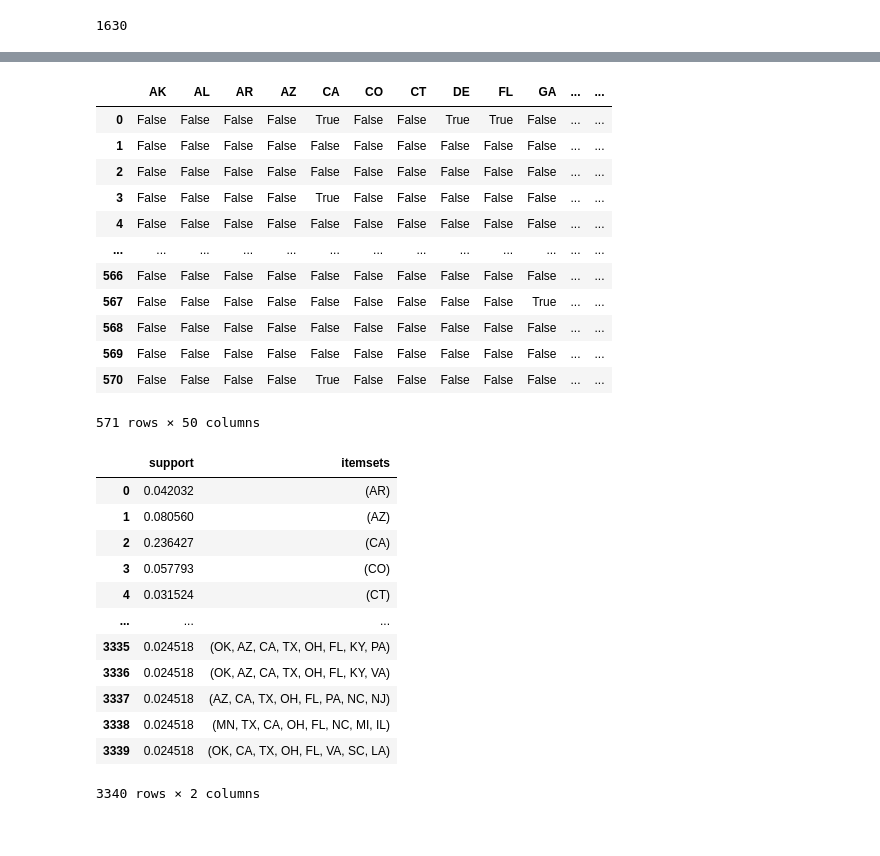
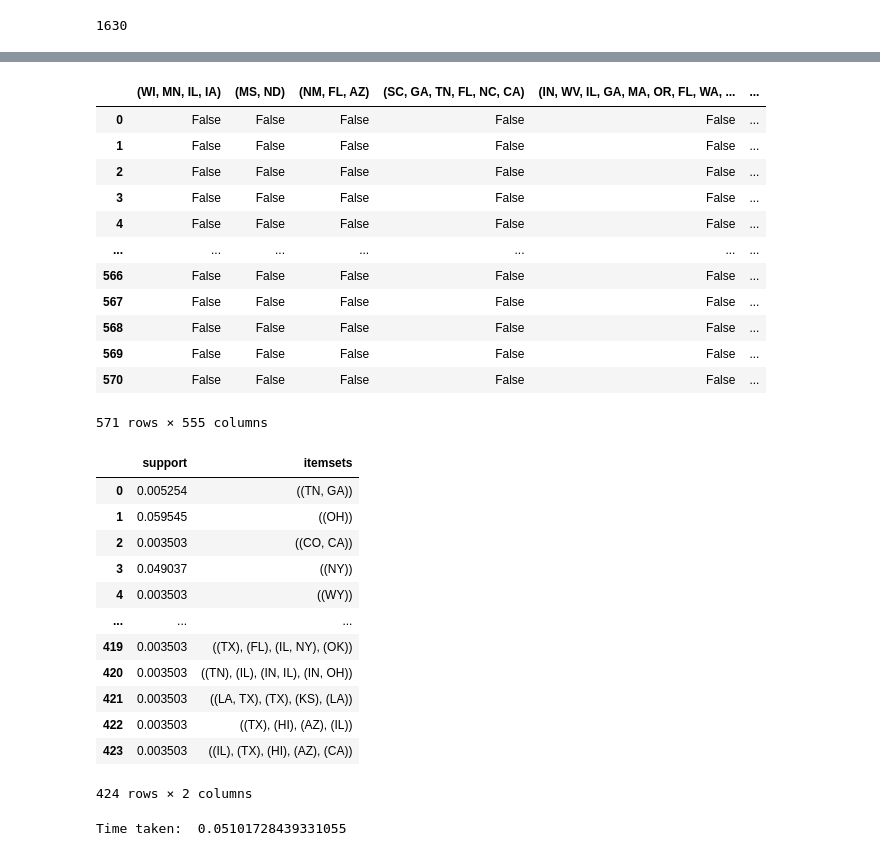
Before and after one commit to supperr-coder/CZ4032-Project2, a Jupyter notebook: Code/apriori_algorithm_darryl.ipynb, the cells around one changed output, grey strips where cells are left out. Saved outputs shown, nothing was run; the diff lists cells and outputs as text; code cells hidden in the pictures.

```diff
--- a/Code/apriori_algorithm_darryl.ipynb
+++ b/Code/apriori_algorithm_darryl.ipynb
@@ -370,7 +371,6 @@ class TransactionEncoder(BaseEstimator, TransformerMixin):
             for transaction in X:
                 # set is necessary because conversion to SparseDataFrame
                 # will fail if there are duplicate items
-                """efficient storage way"""
                 for item in set(transaction):
                     col_idx = self.columns_mapping_[item]
                     indices.append(col_idx)
@@ -988,10 +992,17 @@ len(food)
 # %% [output]
 1630
 # %%
-food = pd.read_csv('Datafiniti_Fast_Food_Restaurants.csv')
-food = food[['name', 'province']]
-food = food.drop_duplicates()
+food = pd.read_csv('Datafiniti_Fast_Food_Restaurants.csv', parse_dates = ['dateAdded'])
+food = food.sort_values(by = 'dateAdded')
+food['year'] = food['dateAdded'].dt.isocalendar().year.astype(int)
+food['day_year'] = food['dateAdded'].dt.dayofyear
+food['month'] = food['dateAdded'].dt.month
+food = food[['name', 'province','year','month']]
+food = food.groupby(['name','year','month']).agg(frozenset).reset_index()[['name','province']] #taking each month as 1 timestamp
+#food['len'] = food['province'].apply(lambda x:len(x))
+#food = food.drop_duplicates().reset_index(drop=True)
 food = food.groupby('name').agg(list).reset_index()
 food
+#food[food['len']>1]
 # %% [output]
 |  | name | province |
@@ -1014,32 +1025,35 @@ te_ary2 = te2.fit(product).transform(product)
 df2 = pd.DataFrame(te_ary2, columns=te2.columns_)
 df2
 # %% [output]
-|  | AK | AL | AR | AZ | CA | CO | CT | DE | FL | GA | ... | ... |
-| 0 | False | False | False | False | True | False | False | True | True | False | ... | ... |
-| 1 | False | False | False | False | False | False | False | False | False | False | ... | ... |
-| 2 | False | False | False | False | False | False | False | False | False | False | ... | ... |
-| 3 | False | False | False | False | True | False | False | False | False | False | ... | ... |
-| 4 | False | False | False | False | False | False | False | False | False | False | ... | ... |
-| ... | ... | ... | ... | ... | ... | ... | ... | ... | ... | ... | ... | ... |
-| 566 | False | False | False | False | False | False | False | False | False | False | ... | ... |
-| 567 | False | False | False | False | False | False | False | False | False | True | ... | ... |
-| 568 | False | False | False | False | False | False | False | False | False | False | ... | ... |
-| 569 | False | False | False | False | False | False | False | False | False | False | ... | ... |
-| 570 | False | False | False | False | True | False | False | False | False | False | ... | ... |
+|  | (WI, MN, IL, IA) | (MS, ND) | (NM, FL, AZ) | (SC, GA, TN, FL, NC, CA) | (IN, WV, IL, GA, MA, OR, FL, WA, ... | ... |
+| 0 | False | False | False | False | False | ... |
+| 1 | False | False | False | False | False | ... |
+| 2 | False | False | False | False | False | ... |
+| 3 | False | False | False | False | False | ... |
+| 4 | False | False | False | False | False | ... |
+| ... | ... | ... | ... | ... | ... | ... |
+| 566 | False | False | False | False | False | ... |
+| 567 | False | False | False | False | False | ... |
+| 568 | False | False | False | False | False | ... |
+| 569 | False | False | False | False | False | ... |
+| 570 | False | False | False | False | False | ... |
-571 rows × 50 columns
+571 rows × 555 columns
 # %%
-apriori(df2, min_support=0.023, use_colnames=True)
+start = time.time()
+display(apriori(df2, min_support=0.002, use_colnames=True))
+print('Time taken: ', time.time()-start)
 # %% [output]
 |  | support | itemsets |
-| 0 | 0.042032 | (AR) |
-| 1 | 0.080560 | (AZ) |
-| 2 | 0.236427 | (CA) |
-| 3 | 0.057793 | (CO) |
-| 4 | 0.031524 | (CT) |
+| 0 | 0.005254 | ((TN, GA)) |
+| 1 | 0.059545 | ((OH)) |
+| 2 | 0.003503 | ((CO, CA)) |
+| 3 | 0.049037 | ((NY)) |
+| 4 | 0.003503 | ((WY)) |
 | ... | ... | ... |
-| 3335 | 0.024518 | (OK, AZ, CA, TX, OH, FL, KY, PA) |
-| 3336 | 0.024518 | (OK, AZ, CA, TX, OH, FL, KY, VA) |
-| 3337 | 0.024518 | (AZ, CA, TX, OH, FL, PA, NC, NJ) |
-| 3338 | 0.024518 | (MN, TX, CA, OH, FL, NC, MI, IL) |
-| 3339 | 0.024518 | (OK, CA, TX, OH, FL, VA, SC, LA) |
+| 419 | 0.003503 | ((TX), (FL), (IL, NY), (OK)) |
+| 420 | 0.003503 | ((TN), (IL), (IN, IL), (IN, OH)) |
+| 421 | 0.003503 | ((LA, TX), (TX), (KS), (LA)) |
+| 422 | 0.003503 | ((TX), (HI), (AZ), (IL)) |
+| 423 | 0.003503 | ((IL), (TX), (HI), (AZ), (CA)) |
-3340 rows × 2 columns
+424 rows × 2 columns
+Time taken:  0.05101728439331055
```
Also changed, not shown: parts of 11 cells of this notebook.
